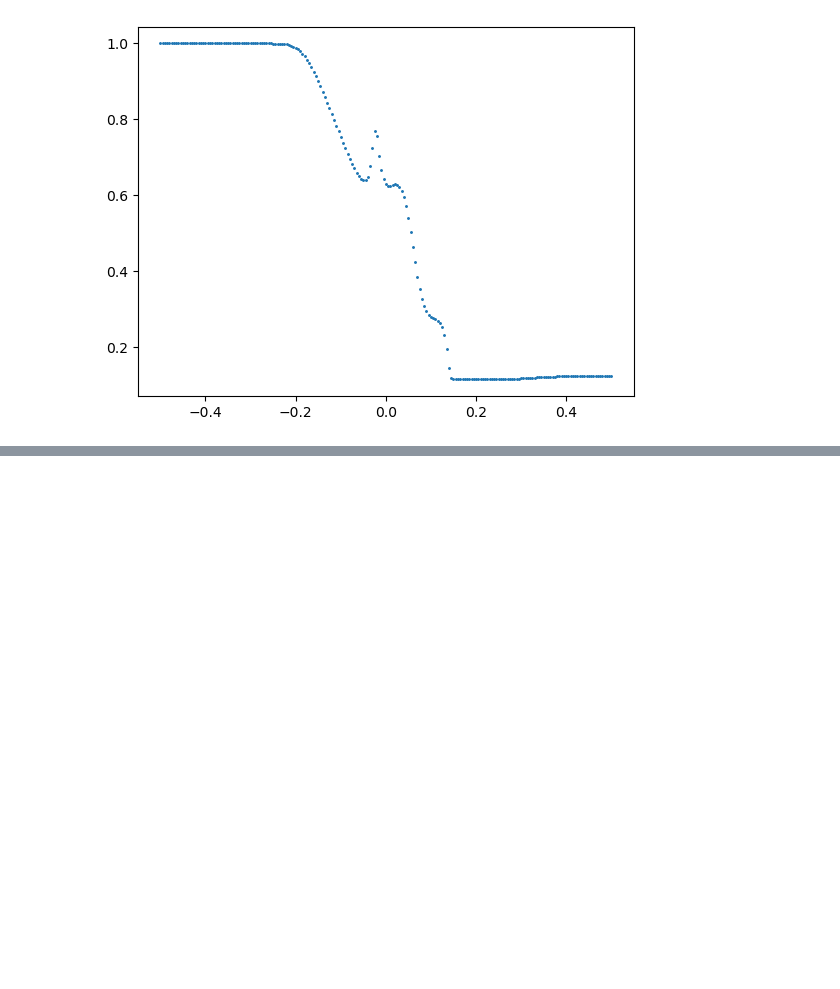
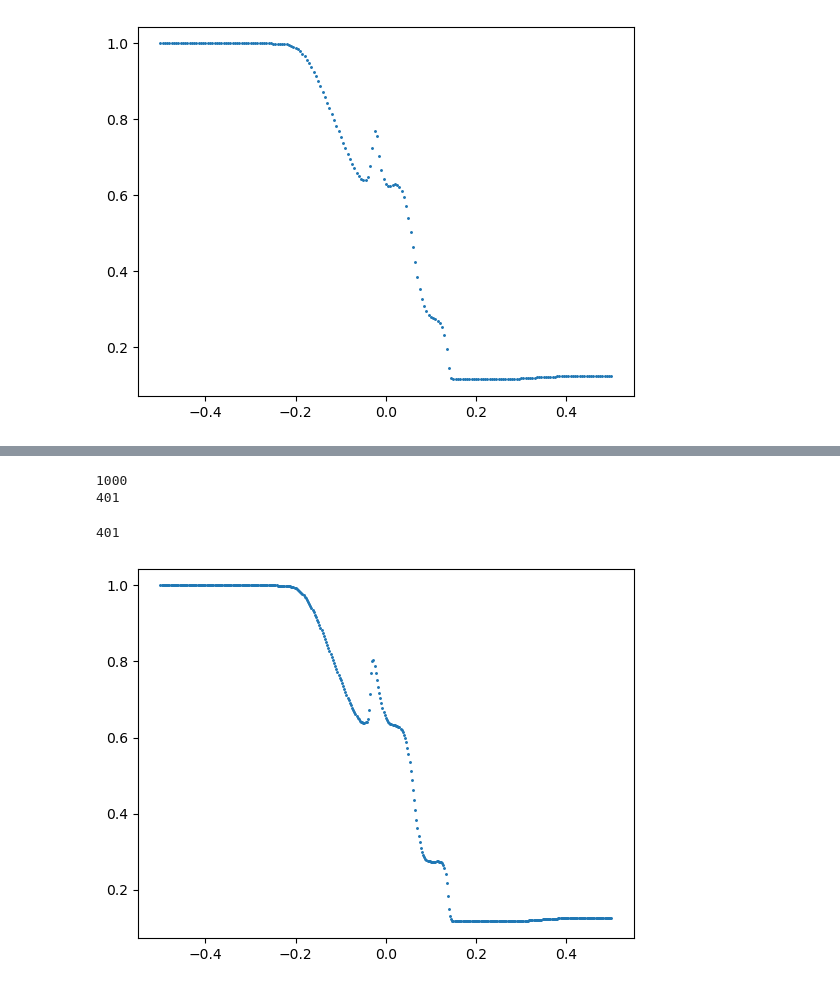
Before and after one commit to Ship-Vano/MagnettoPrjct, a Jupyter notebook: visualization.ipynb, the cells around one changed output, grey strips where cells are left out. Saved outputs shown, nothing was run; the diff lists cells and outputs as text; code cells hidden in the pictures; blank space fills up the shorter version.

Commit message:
Working HLLD!!!!! <3 <3 <3

```diff
--- a/visualization.ipynb
+++ b/visualization.ipynb
@@ -72,0 +77,25 @@ scat = ax.scatter( x, y, s=1.2 )
+# %%
+lines_HLLD = fdata_HLLD.readlines()
+# %%
+h_HLLD = 0.0025
+t0 = float(lines_HLLD[0])
+timesteps_HLLD = lines_HLLD.count('--------\n')-1
+spacesteps_HLLD = lines_HLLD.index('--------\n')-1
+print(timesteps_HLLD)
+print(spacesteps_HLLD)
+# %% [output]
+1000
+401
+# %%
+states_HLLD = [[[float(x) for x in lines_HLLD[i].split()] for i in range(j, j+spacesteps_HLLD)] for j in range(1, len(lines_HLLD), spacesteps_HLLD+2)]
+# %%
+rhos_HLLD = [[states_HLLD[j][i][0] for i in range(0, spacesteps_HLLD)] for j in range(0, timesteps_HLLD)]
+# %%
+x = np.arange(-0.5, 0.5+h_HLLD, h_HLLD)
+print(len(x))
+y = rhos_HLLD[-1]
+fig, ax = plt.subplots()
+scat = ax.scatter( x, y, s=1.2 )
+# %% [output]
+401
+[figure, added]
```
Also changed, not shown: parts of 2 cells of this notebook, 4 other files.
